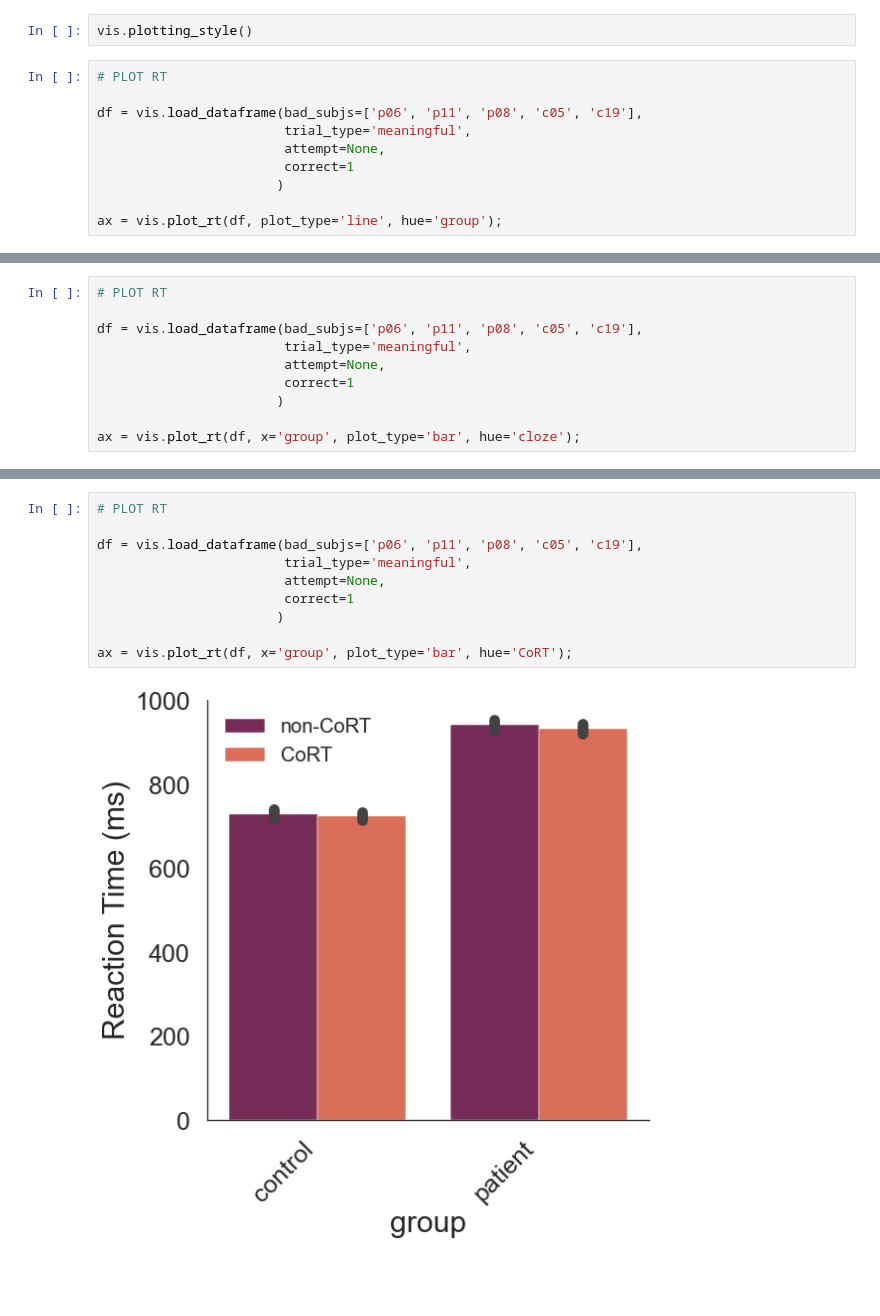
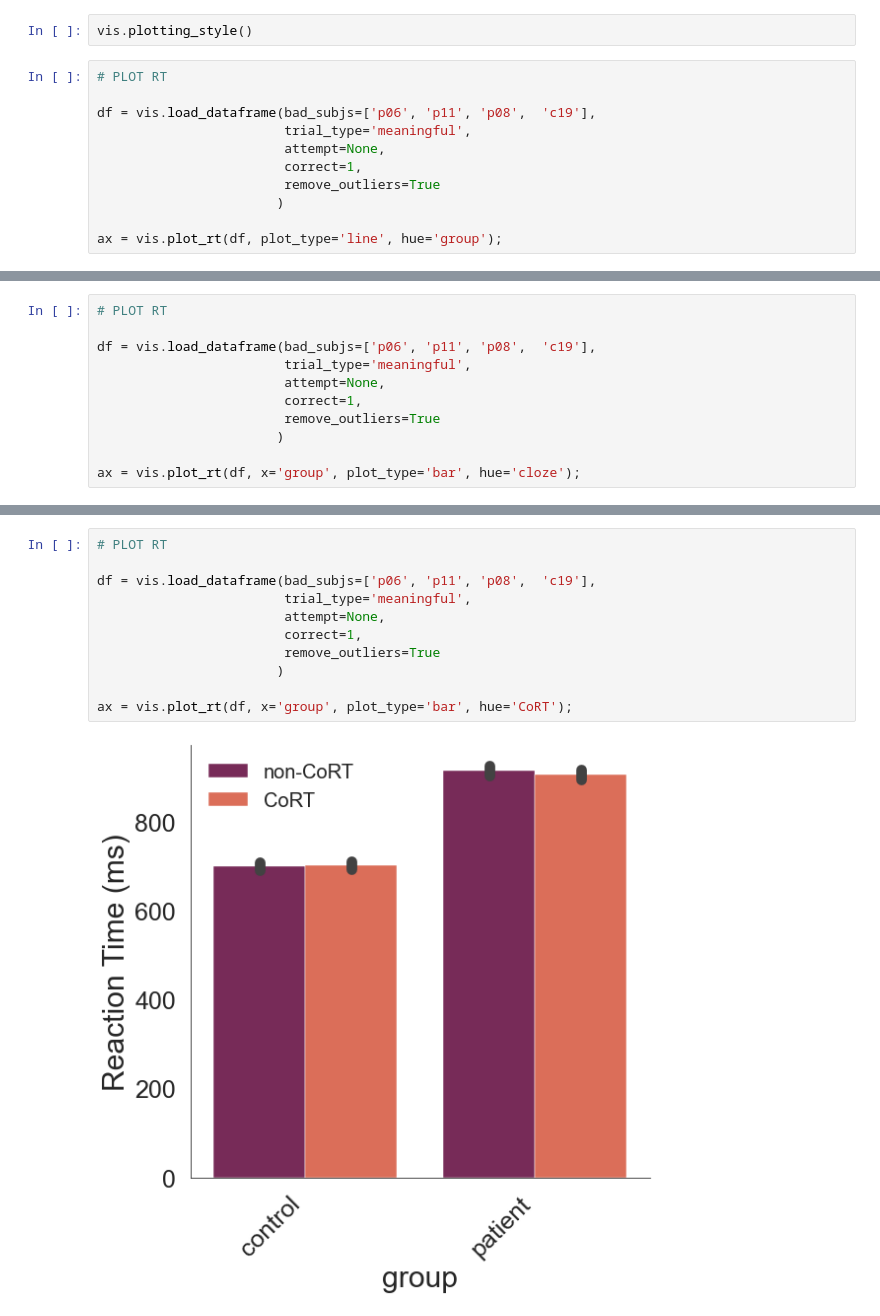
Before and after one commit to sbruinsma1/cort_language, a Jupyter notebook: notebooks/figures.ipynb, the cells around one changed output, grey strips where cells are left out. Saved outputs shown, nothing was run; the diff lists cells and outputs as text; blank space fills up the shorter version.

```diff
--- a/notebooks/figures.ipynb
+++ b/notebooks/figures.ipynb
@@ -15,10 +17,11 @@ vis.plotting_style()
 # %%
 # PLOT RT
 
-df = vis.load_dataframe(bad_subjs=['p06', 'p11', 'p08', 'c05', 'c19'],
+df = vis.load_dataframe(bad_subjs=['p06', 'p11', 'p08',  'c19'],
                         trial_type='meaningful',
                         attempt=None,
-                        correct=1
+                        correct=1,
+                        remove_outliers=True
                        )
 
 ax = vis.plot_rt(df, plot_type='line', hue='group');
@@ -27,10 +30,11 @@ ax = vis.plot_rt(df, plot_type='line', hue='group');
 # %%
 # PLOT RT
 
-df = vis.load_dataframe(bad_subjs=['p06', 'p11', 'p08', 'c05', 'c19'],
+df = vis.load_dataframe(bad_subjs=['p06', 'p11', 'p08',  'c19'],
                         trial_type='meaningful',
                         attempt=None,
-                        correct=1
+                        correct=1,
+                        remove_outliers=True
                        )
 
 ax = vis.plot_rt(df, x='group', plot_type='bar', hue='cloze');
@@ -39,15 +43,16 @@ ax = vis.plot_rt(df, x='group', plot_type='bar', hue='cloze');
 # %%
 # PLOT RT
 
-df = vis.load_dataframe(bad_subjs=['p06', 'p11', 'p08', 'c05', 'c19'],
+df = vis.load_dataframe(bad_subjs=['p06', 'p11', 'p08',  'c19'],
                         trial_type='meaningful',
                         attempt=None,
-                        correct=1
+                        correct=1,
+                        remove_outliers=True
                        )
 
 ax = vis.plot_rt(df, x='group', plot_type='bar', hue='CoRT');
 # %% [output]
-[figure, old version]
+[figure, new version]
 # %%
 # PLOT ACCURACY
 
```
Also changed, not shown: parts of 13 cells of this notebook, 1 other file.
